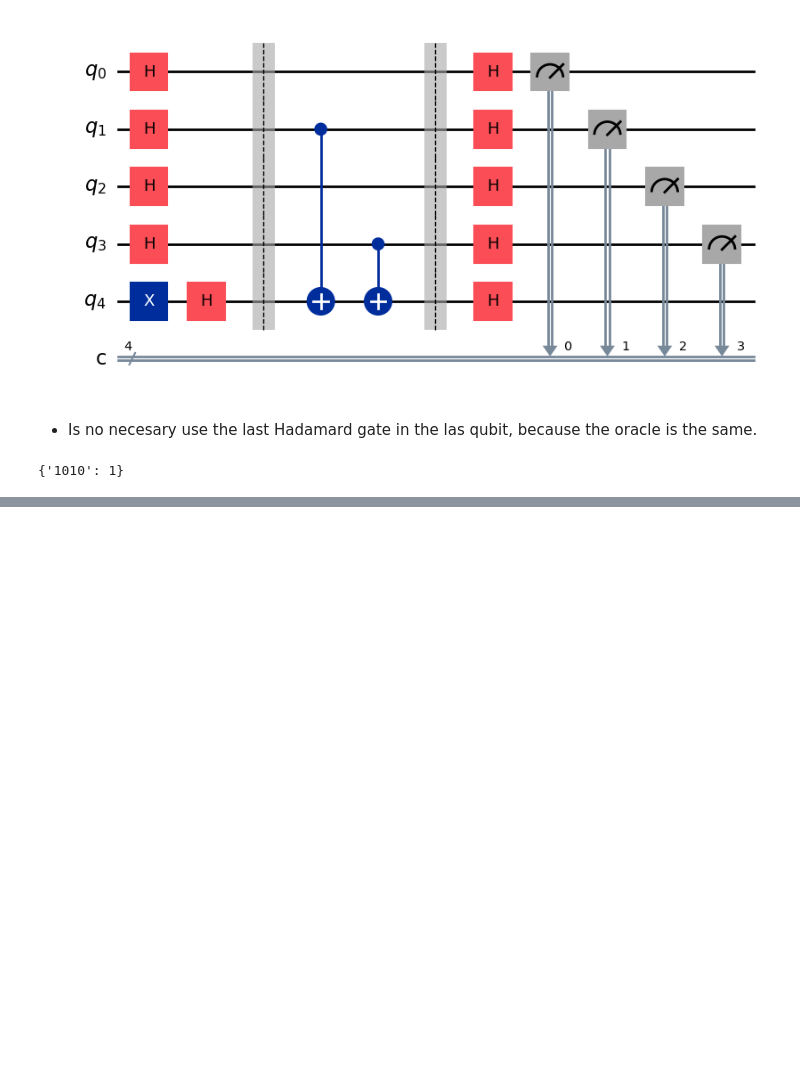
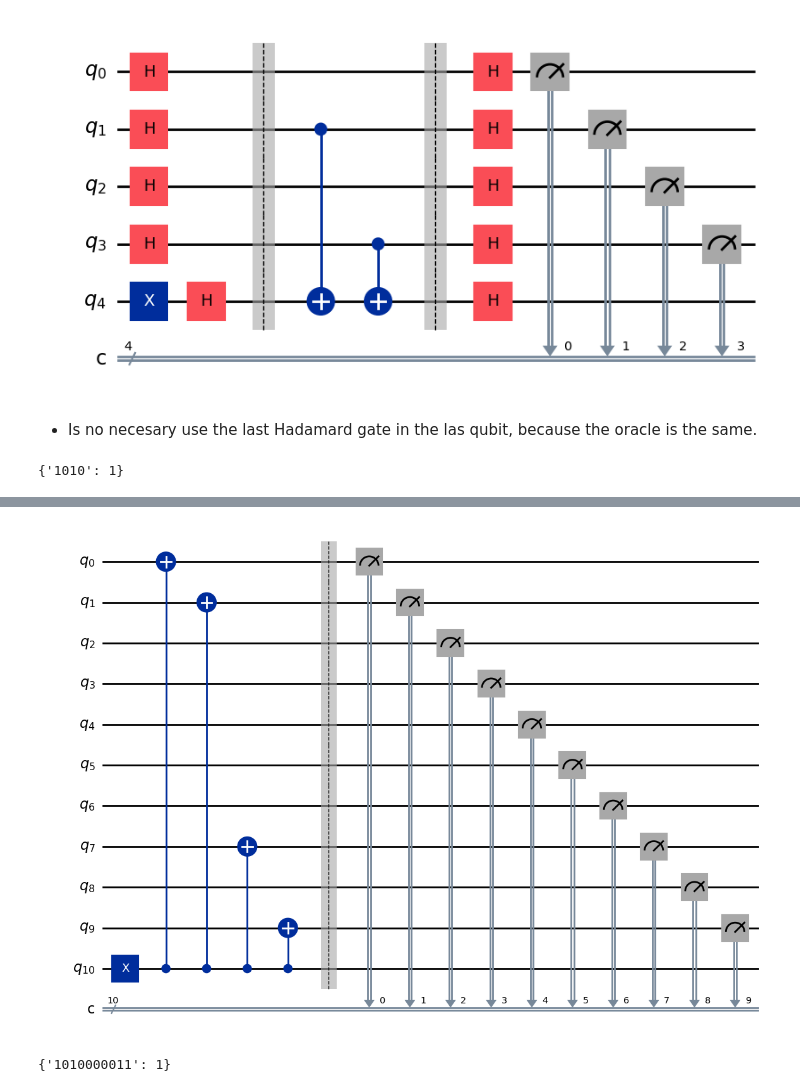
Before and after one commit to MarcoAurelioAntonio/IBM-QUANTUM-BACKENDS-CONNECTIONS, a Jupyter notebook: Algorithms/Bernstein-Vazirani.ipynb, the cells around one changed output, grey strips where cells are left out. Saved outputs shown, nothing was run; the diff lists cells and outputs as text; code cells hidden in the pictures; blank space fills up the shorter version.

Commit message:
Optimizing the algorithm

```diff
--- a/Algorithms/Bernstein-Vazirani.ipynb
+++ b/Algorithms/Bernstein-Vazirani.ipynb
@@ -46,0 +63,30 @@ print(counts)
+# %%
+# In this algorithm, the output is the secret bit string,
+# like before, but we only use inverse cx gates to get the secret bit string
+
+password = '1010000011'
+
+simplecircuit = QuantumCircuit(len(password)+1, len(password))
+
+simplecircuit.x(len(password))
+
+for i, zeroorone in enumerate(reversed(password)):
+  if zeroorone == '1':
+    simplecircuit.cx(len(password), i)
+
+# Aplly barrier for visual separation
+simplecircuit.barrier()
+
+# Measure the input register
+simplecircuit.measure(range(len(password)), range(len(password)))
+
+simplecircuit.draw(style='iqp', output='mpl')
+# %% [output]
+[figure, added]
+# %%
+simulation2 = Aer.get_backend('qasm_simulator')
+result2 = execute(simplecircuit, backend=simulation2, shots=1).result()
+counts2 = result2.get_counts()
+print(counts2)
+# %% [output]
+{'1010000011': 1}
```
Also changed, not shown: parts of 3 cells of this notebook.
